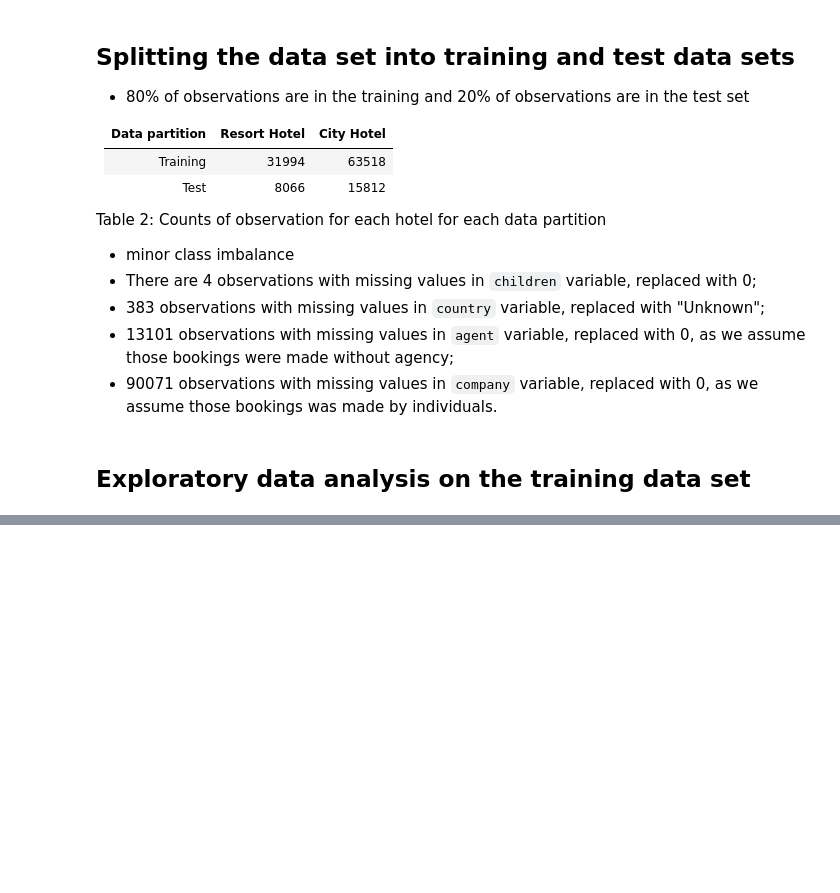
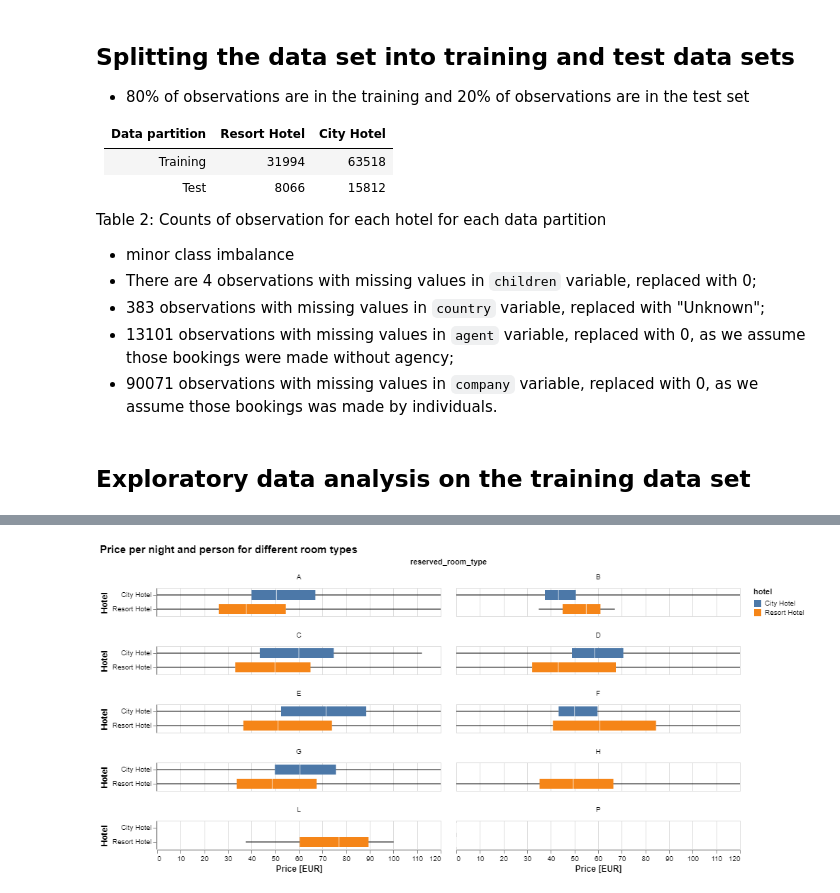
Before and after one commit to elgohr-update/chenzhao2020-dsci-522_group-28, a Jupyter notebook: src/hotels_before_eda_chen.ipynb, the cells around one changed output, grey strips where cells are left out. Saved outputs shown, nothing was run; the diff lists cells and outputs as text; code cells hidden in the pictures; blank space fills up the shorter version.

```diff
--- a/src/hotels_before_eda_chen.ipynb
+++ b/src/hotels_before_eda_chen.ipynb
@@ -184,0 +207,23 @@ city_train = X_train.loc[(X_train["hotel"] == "City Hotel")]
+# %%
+# Counting adults and children as paying guests only, not babies.
+
+X_train["adr_ac"] = X_train["adr"] / (X_train["adults"] + X_train["children"])
+room_price = X_train[["hotel", "reserved_room_type", "adr_ac"]].sort_values(
+    "reserved_room_type"
+)
+
+alt.Chart(room_price).mark_boxplot(extent="min-max", clip=True).encode(
+    alt.X("adr_ac", title="Price [EUR]", scale=alt.Scale(domain=(0, 120))),
+    alt.Y("hotel", title="Hotel"),
+    color="hotel",
+).facet(
+    "reserved_room_type",
+    columns=2,
+    title="Price per night and person for different room types",
+).configure_axis(
+    labelFontSize=10, titleFontSize=12
+).configure_title(
+    fontSize=15
+)
+# %% [output]
+[figure, added]
```
Also changed, not shown: parts of 4 cells of this notebook.
